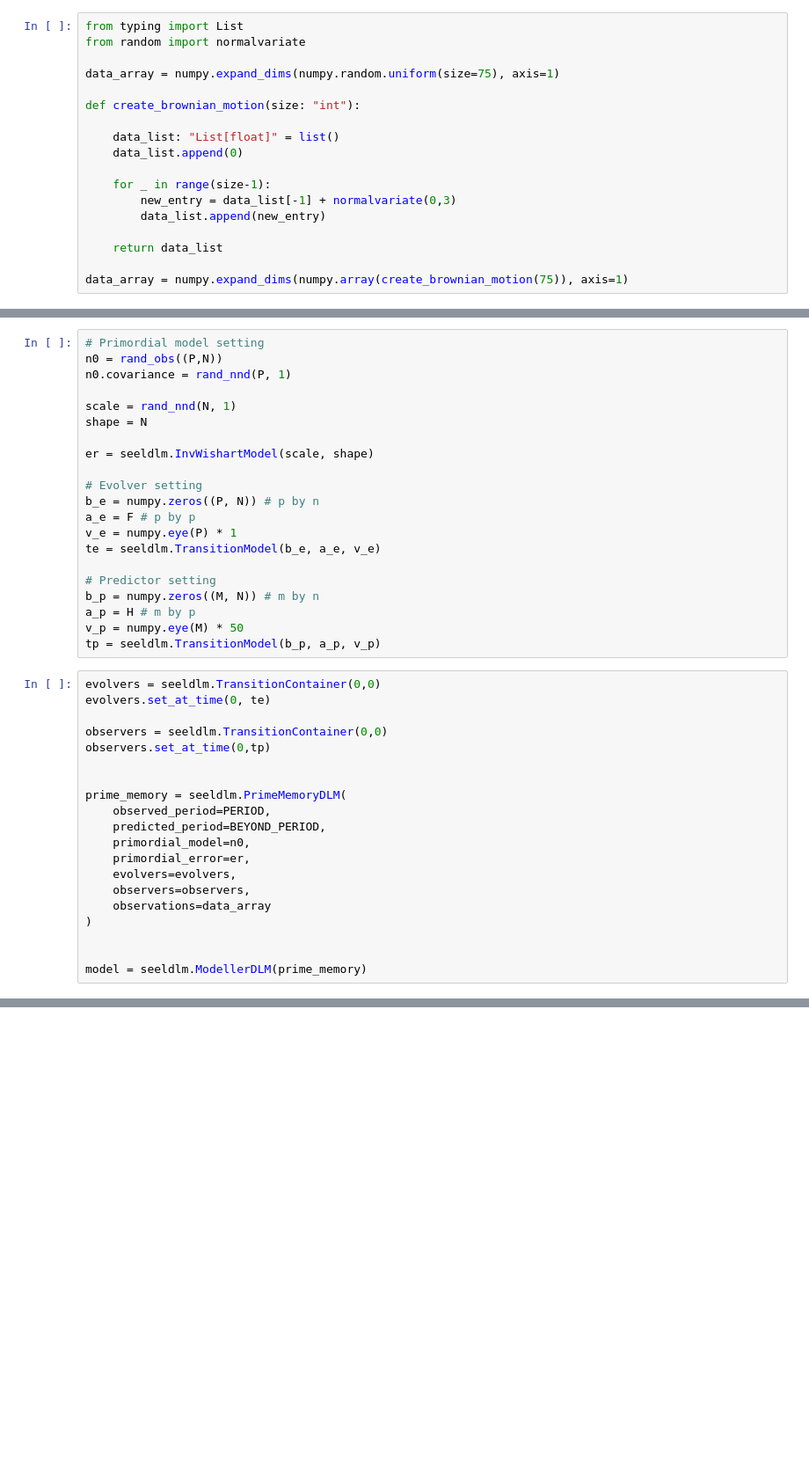
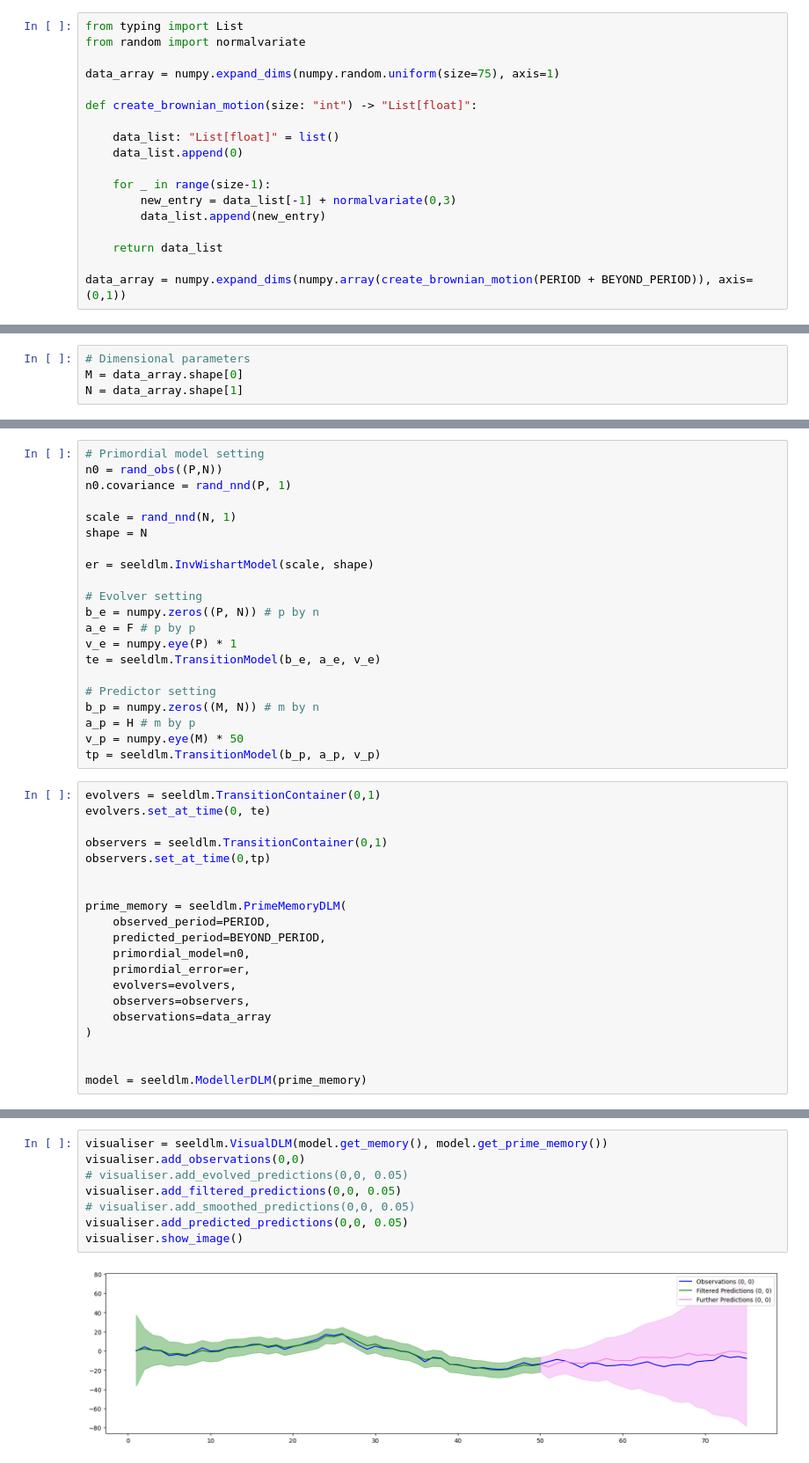
Before and after one commit to Lepecin/dlm_dissertation, a Jupyter notebook: test.ipynb, the cells around one changed output, grey strips where cells are left out. Shown at 88% size. Saved outputs shown, nothing was run; the diff lists cells and outputs as text; blank space fills up the shorter version.

Commit message:
Save visualiser implementation

```diff
--- a/test.ipynb
+++ b/test.ipynb
@@ -35,7 +41,7 @@ from random import normalvariate
 
 data_array = numpy.expand_dims(numpy.random.uniform(size=75), axis=1)
 
-def create_brownian_motion(size: "int"):
+def create_brownian_motion(size: "int") -> "List[float]":
 
     data_list: "List[float]" = list()
     data_list.append(0)
@@ -46,4 +52,4 @@ def create_brownian_motion(size: "int"):
 
     return data_list
 
-data_array = numpy.expand_dims(numpy.array(create_brownian_motion(75)), axis=1)
+data_array = numpy.expand_dims(numpy.array(create_brownian_motion(PERIOD + BEYOND_PERIOD)), axis=(0,1))
@@ -61,3 +56,7 @@ M = data_array.shape[1]
+# %%
+# Dimensional parameters
+M = data_array.shape[0]
+N = data_array.shape[1]
 # %%
 factory = seeldlm.ComponentFactory()
 model_compiler = seeldlm.ModelCompiler(M)
@@ -97,10 +97,10 @@ a_p = H # m by p
 v_p = numpy.eye(M) * 50
 tp = seeldlm.TransitionModel(b_p, a_p, v_p)
 # %%
-evolvers = seeldlm.TransitionContainer(0,0)
+evolvers = seeldlm.TransitionContainer(0,1)
 evolvers.set_at_time(0, te)
 
-observers = seeldlm.TransitionContainer(0,0)
+observers = seeldlm.TransitionContainer(0,1)
 observers.set_at_time(0,tp)
 
 
@@ -163,0 +123,10 @@ plt.show()
+# %%
+visualiser = seeldlm.VisualDLM(model.get_memory(), model.get_prime_memory())
+visualiser.add_observations(0,0)
+# visualiser.add_evolved_predictions(0,0, 0.05)
+visualiser.add_filtered_predictions(0,0, 0.05)
+# visualiser.add_smoothed_predictions(0,0, 0.05)
+visualiser.add_predicted_predictions(0,0, 0.05)
+visualiser.show_image()
+# %% [output]
+[figure, added]
```
Also changed, not shown: parts of 6 cells of this notebook.
